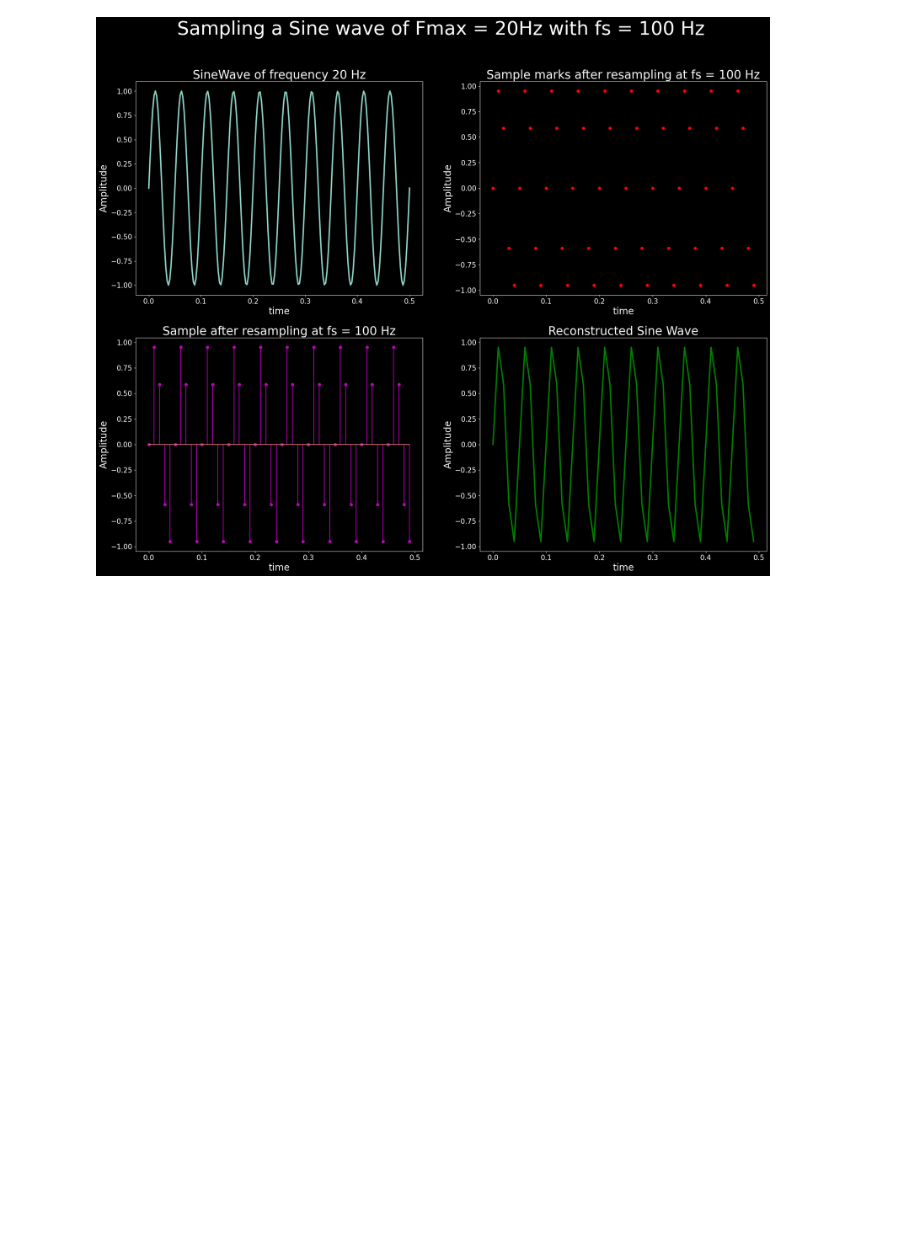
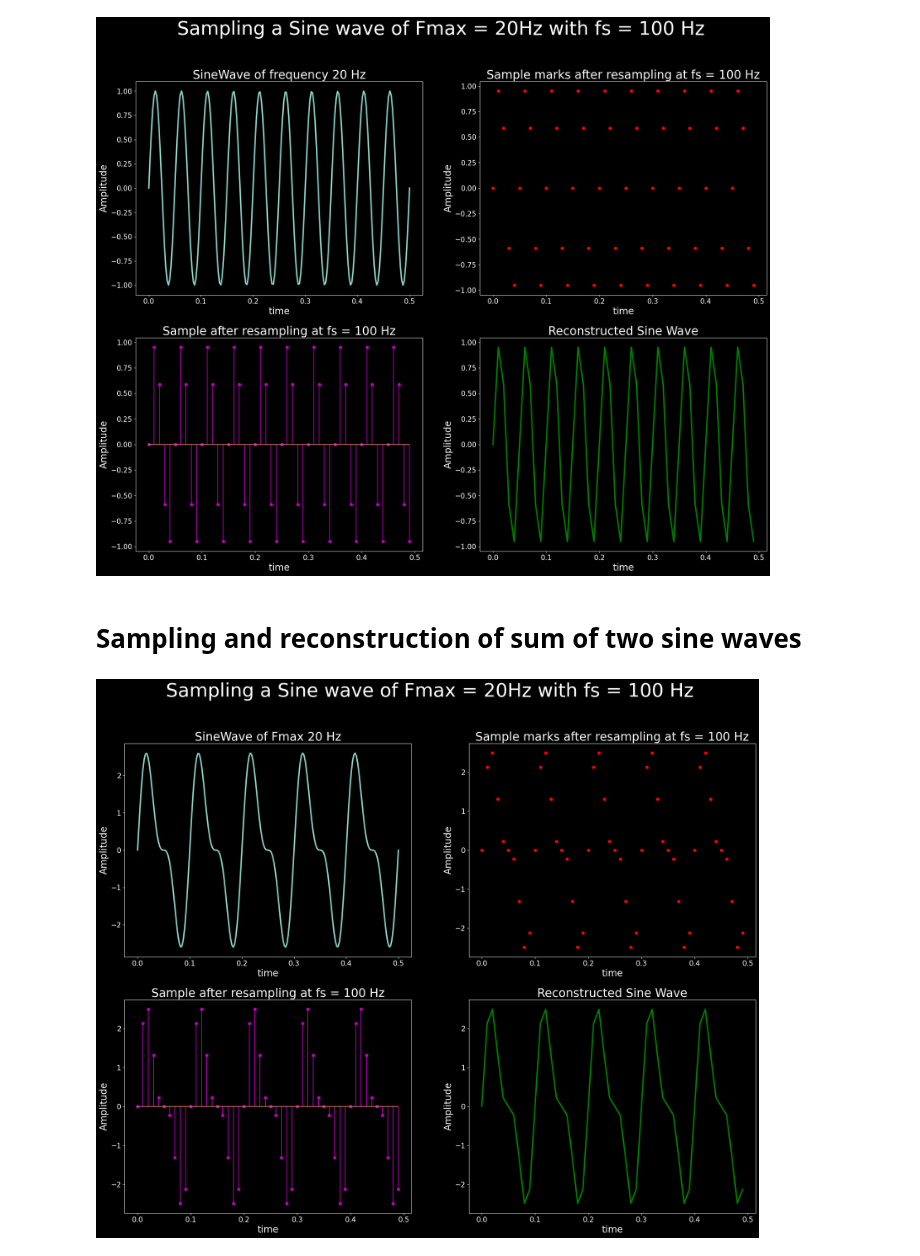
Before and after one commit to hbrandon15/ISP-with-Python, a Jupyter notebook: fundamentals_of_signal_processing/08_sampling_and_reconstruction.ipynb, the cells around one changed output. Drawn from its saved outputs; the diff is of its cells as text; code cells hidden in the pictures; blank space fills up the shorter version.

Commit message:
Add plot for sum of sin wave

```diff
--- a/fundamentals_of_signal_processing/08_sampling_and_reconstruction.ipynb
+++ b/fundamentals_of_signal_processing/08_sampling_and_reconstruction.ipynb
@@ -172,3 +172,57 @@ plt.ylabel('Amplitude', fontsize = 20)
 plt.show()
 # %% [output]
 [figure]
+# %% [markdown]
+# Sampling and reconstruction of sum of two sine waves
+# %%
+t = np.linspace(0,0.5,200)
+
+x1 = 2 * np.sin( 2 * np.pi * 10 * t) + np.sin(2 * np.pi * 20 * t)
+
+srate = 100 # Hz
+
+T = 1/srate
+
+n = np.arange(0, 0.5/T)
+
+nT = n*T
+
+x2 = 2 * np.sin( 2 * np.pi * 10 * nT) + np.sin(2 * np.pi * 20 * nT)
+# %%
+plt.figure(figsize= (24, 18))
+plt.suptitle('Sampling a Sine wave of Fmax = 20Hz with fs = 100 Hz', fontsize = 40)
+style.use('dark_background')
+plt.rcParams['xtick.labelsize'] = 15
+plt.rcParams['ytick.labelsize'] = 15
+
+
+plt.subplot(2,2,1)
+plt.plot(t,x1,linewidth = 3)
+plt.title('SineWave of Fmax 20 Hz', fontsize = 25)
+plt.xlabel('time', fontsize = 20)
+plt.ylabel('Amplitude', fontsize = 20)
+
+
+plt.subplot(2,2,2)
+plt.plot(nT,x2,'ro', linewidth = 3)
+plt.title('Sample marks after resampling at fs = 100 Hz', fontsize = 25)
+plt.xlabel('time', fontsize = 20)
+plt.ylabel('Amplitude', fontsize = 20)
+
+
+plt.subplot(2,2,3)
+plt.stem(nT,x2, 'm')
+plt.title('Sample after resampling at fs = 100 Hz', fontsize = 25)
+plt.xlabel('time', fontsize = 20)
+plt.ylabel('Amplitude', fontsize = 20)
+
+
+plt.subplot(2,2,4)
+plt.plot(nT,x2,'g-',linewidth = 3)
+plt.title('Reconstructed Sine Wave', fontsize = 25)
+plt.xlabel('time', fontsize = 20)
+plt.ylabel('Amplitude', fontsize = 20)
+
+plt.show()
+# %% [output]
+[figure, added]
```
